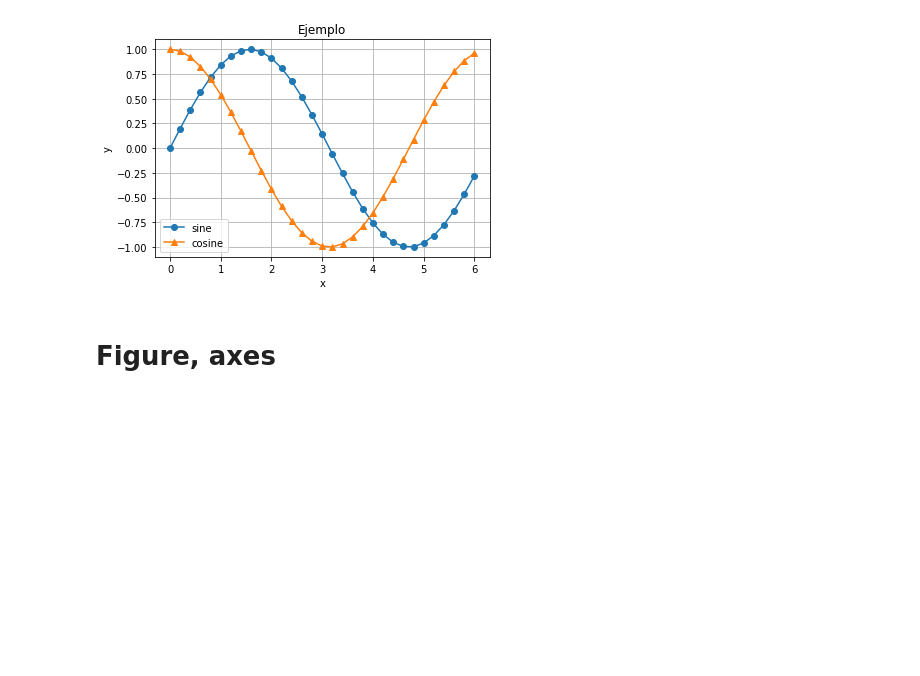
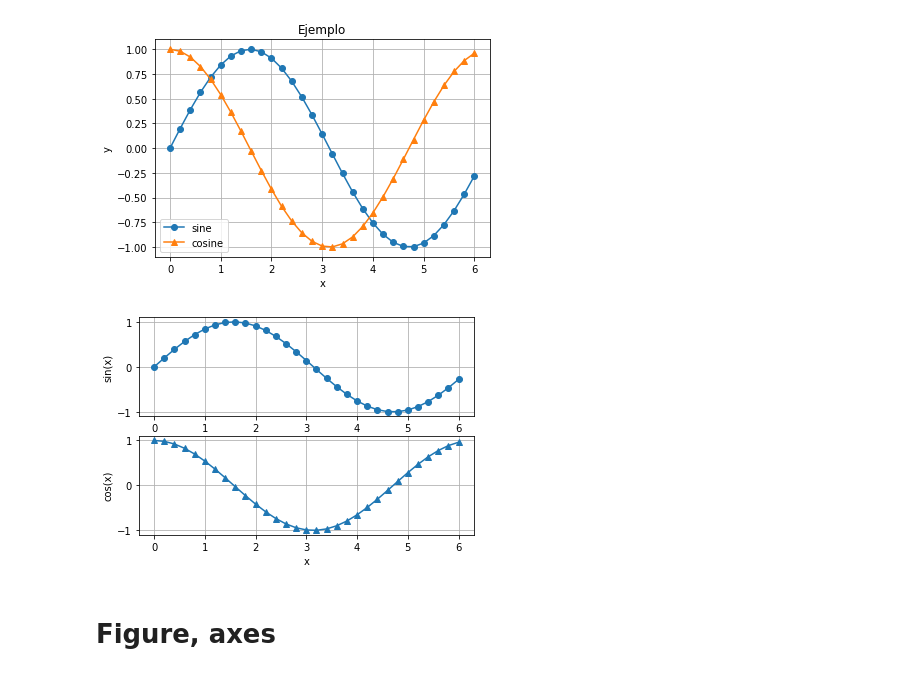
Before and after one commit to palmoreck/laboratorios, a Jupyter notebook: introduccion/3_Matplotlib.ipynb, the cells around one changed output. Drawn from its saved outputs; the diff is of its cells as text; code cells hidden in the pictures; blank space fills up the shorter version.

Commit message:
just another plot

```diff
--- a/introduccion/3_Matplotlib.ipynb
+++ b/introduccion/3_Matplotlib.ipynb
@@ -25,6 +25,17 @@ plt.title("Ejemplo")
 plt.show() #mostrar gráfica
 # %% [output]
 [figure]
+# %%
+plt.subplot(2,1,1)
+plt.plot(x,np.sin(x),'o-')
+plt.xlabel('x');plt.ylabel('sin(x)')
+plt.grid(True)
+plt.subplot(2,1,2)
+plt.plot(x,np.cos(x),'^-')
+plt.xlabel('x');plt.ylabel('cos(x)')
+plt.grid(True)
+# %% [output]
+[figure, added]
 # %% [markdown]
 # Figure, axes
 # %% [markdown]
```
